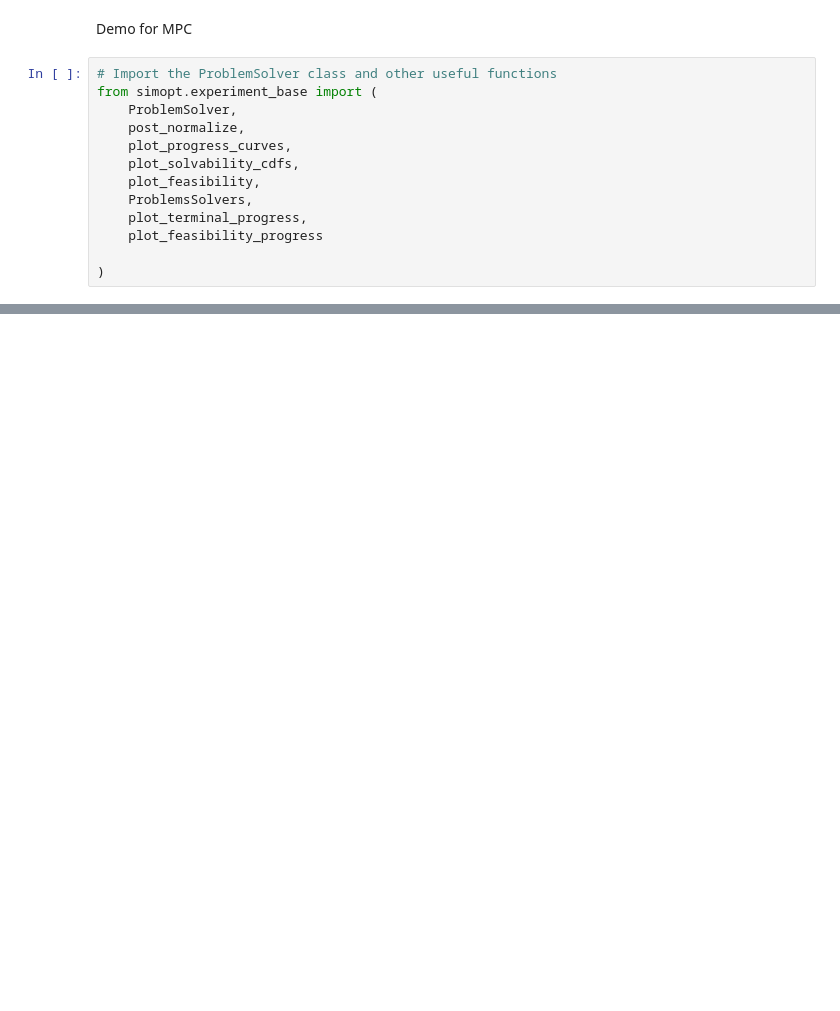
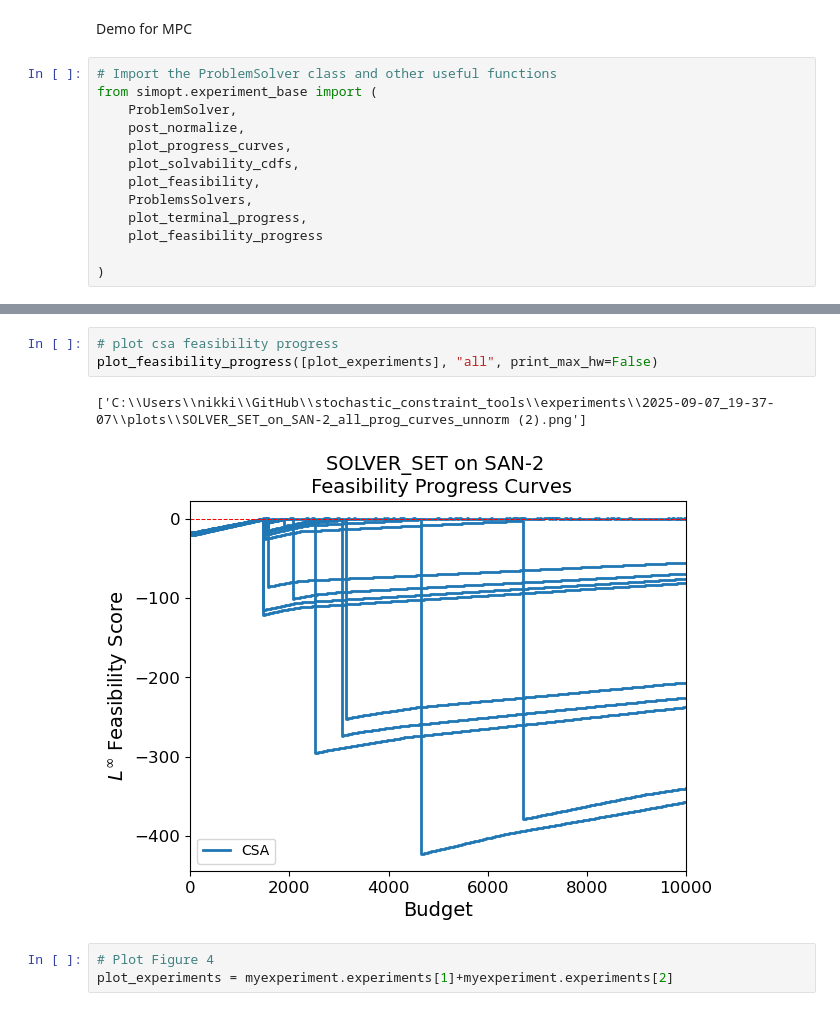
Before and after one commit to nicolefelice/stochastic_constraint_tools, a Jupyter notebook: mpc_demo.ipynb, the cells around one changed output, grey strips where cells are left out. Drawn from its saved outputs; the diff is of its cells as text; blank space fills up the shorter version.

```diff
--- a/mpc_demo.ipynb
+++ b/mpc_demo.ipynb
@@ -20,0 +136,9 @@ ImportError: cannot import name 'FCSA' from 'simopt.solvers.fcsa' (C:\Users\nikk
+# %%
+# plot csa feasibility progress
+plot_feasibility_progress([plot_experiments], "all", print_max_hw=False)
+# %% [output]
+['C:\\Users\\nikki\\GitHub\\stochastic_constraint_tools\\experiments\\2025-09-07_19-37-07\\plots\\SOLVER_SET_on_SAN-2_all_prog_curves_unnorm (2).png']
+[figure, added]
+# %%
+# Plot Figure 4
+plot_experiments = myexperiment.experiments[1]+myexperiment.experiments[2]
```
Also changed, not shown: parts of 11 cells of this notebook, 1 other file.
